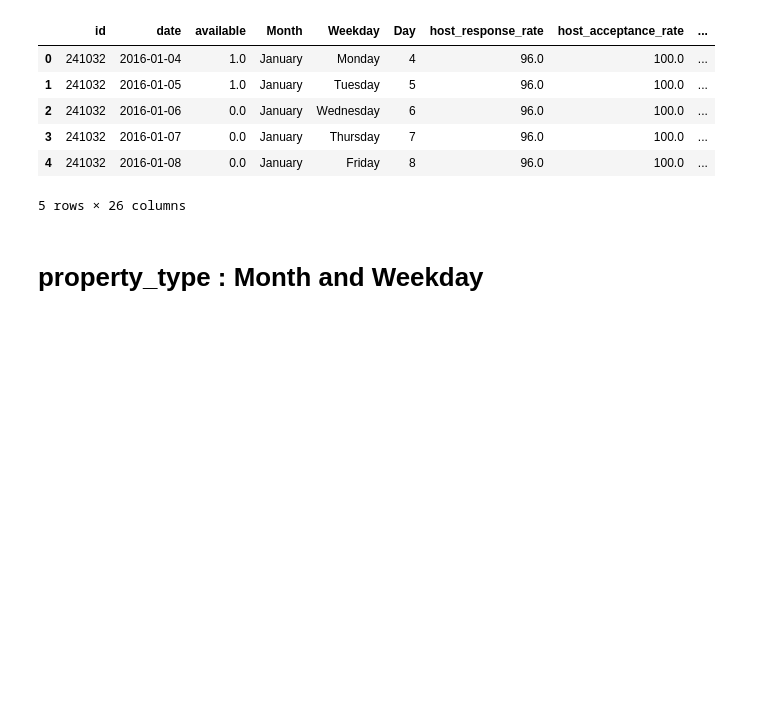
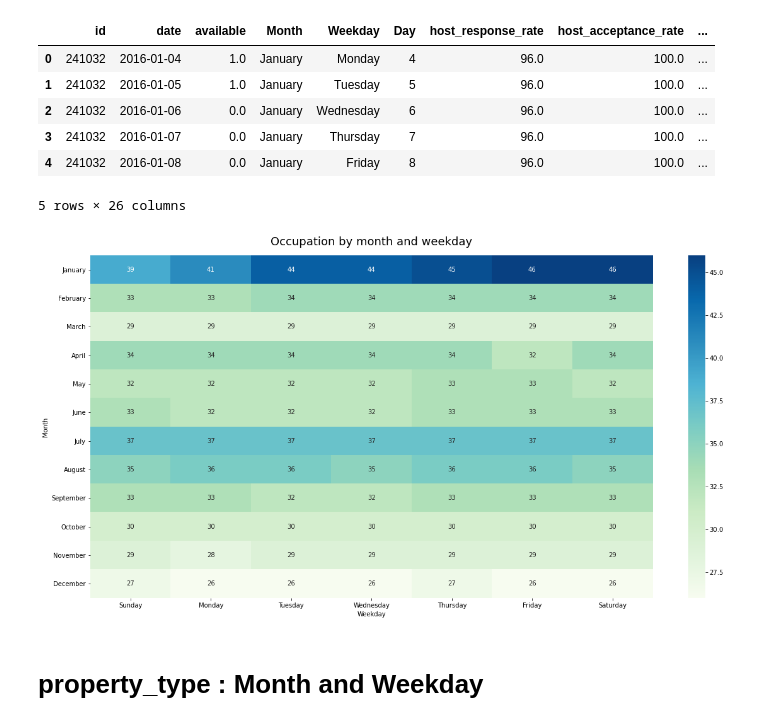
Before and after one commit to dama207/SEATTLE-AirBnB, a Jupyter notebook: seattle-airbnb.ipynb, the cells around one changed output. Drawn from its saved outputs; the diff is of its cells as text; code cells hidden in the pictures; blank space fills up the shorter version.

```diff
--- a/seattle-airbnb.ipynb
+++ b/seattle-airbnb.ipynb
@@ -320,6 +352,23 @@ calendar_df_time_features.head()
 | 3 | 241032 | 2016-01-07 | 0.0 | January | Thursday | 7 | 96.0 | 100.0 | ... |
 | 4 | 241032 | 2016-01-08 | 0.0 | January | Friday | 8 | 96.0 | 100.0 | ... |
 5 rows × 26 columns
+# %%
+# Build target feature and dataframe to analyzed
+time_by_month_Weekday = calendar_df_time_features[['id','available','Month','Weekday']]
+time_by_month_Weekday = time_by_month_Weekday.groupby(['Month', 'Weekday']).agg({'id': ['count'],'available': ['sum']}).reset_index()
+time_by_month_Weekday.columns = ['Month','Weekday','listings_total','listings_available']
+time_by_month_Weekday['percentage_occupation']= round(((time_by_month_Weekday['listings_total']-time_by_month_Weekday['listings_available'])/time_by_month_Weekday['listings_total'])*100)
+df= time_by_month_Weekday[["Month","Weekday","percentage_occupation"]]
+df = df.pivot(index='Month', columns='Weekday', values='percentage_occupation')
+new_order = ['January', 'February', 'March', 'April', 'May', 'June', 'July', 'August', 'September', 'October', 'November', 'December']
+df = df.reindex(new_order, axis=0)
+new_order_col = ['Sunday', 'Monday', 'Tuesday', 'Wednesday', 'Thursday', 'Friday', 'Saturday']
+df = df[new_order_col]
+plt.figure(figsize=(20,10))
+heatmap=sns.heatmap(df, cmap="GnBu", annot=True)
+heatmap.set_title('Occupation by month and weekday', fontdict={'fontsize':18}, pad=16);
+# %% [output]
+[figure, added]
 # %% [markdown]
 # property_type : Month and Weekday
 # %%
```
Also changed, not shown: parts of 17 cells of this notebook.
